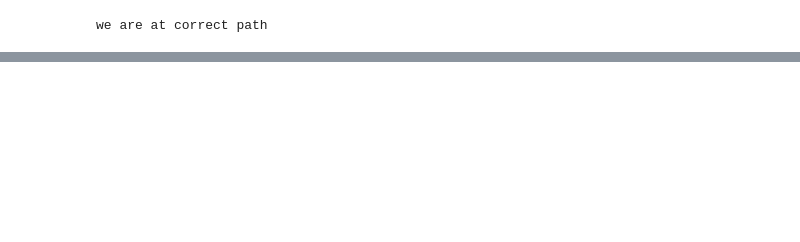
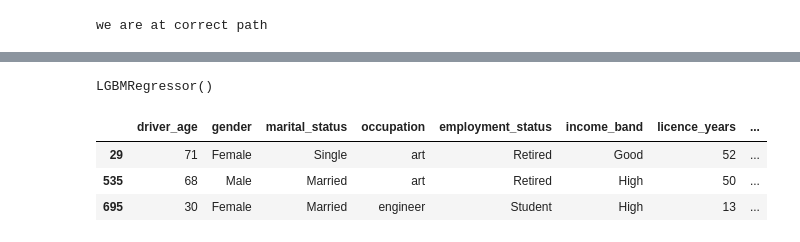
Before and after one commit to Lazygeniusbilal/rating-engine-, a Jupyter notebook: notebooks/modeling.ipynb, the cells around one changed output, grey strips where cells are left out. Drawn from its saved outputs; the diff is of its cells as text; code cells hidden in the pictures; blank space fills up the shorter version.

Commit message:
created rating engine poc

```diff
--- a/notebooks/modeling.ipynb
+++ b/notebooks/modeling.ipynb
@@ -42,0 +57,19 @@ data.drop(columns= "inception_date", axis=1, inplace= True)
+# %%
+# lets split the data into features and target column
+
+x= data.drop(columns= ["quoted_premium"], axis=1)
+y= data["quoted_premium"]
+# %%
+# split the data into train test split
+x_train, x_test, y_train, y_test= train_test_split(
+    x, y, test_size= 0.2, random_state= 42
+)
+# %%
+# train the model
+model= LGBMRegressor()
+
+model.fit(
+    x_train, y_train, categorical_feature= [
+        col for col in data.columns if data[col].dtype == "category"
+    ]
+)
@@ -42,0 +120,20 @@ data.drop(columns= "inception_date", axis=1, inplace= True)
+# %%
+# Now train the model with selected features which have high importance
+top_features = x_train.columns[model.feature_importances_ > 10]  # use the model's feature importances
+X_train_selected = x_train[top_features]
+X_test_selected = x_test[top_features]
+
+# Select categorical features among top features
+cat_features = [f for f in X_train_selected.columns if X_train_selected[f].dtype.name == "category"]
+
+# Train model
+model.fit(X_train_selected, y_train, categorical_feature=cat_features)
+# %% [output]
+LGBMRegressor()
+# %%
+X_train_selected.head(3)
+# %% [output]
+|  | driver_age | gender | marital_status | occupation | employment_status | income_band | licence_years | ... |
+| 29 | 71 | Female | Single | art | Retired | Good | 52 | ... |
+| 535 | 68 | Male | Married | art | Retired | High | 50 | ... |
+| 695 | 30 | Female | Married | engineer | Student | High | 13 | ... |
```
Also changed, not shown: parts of 14 cells of this notebook, 6 other files.
